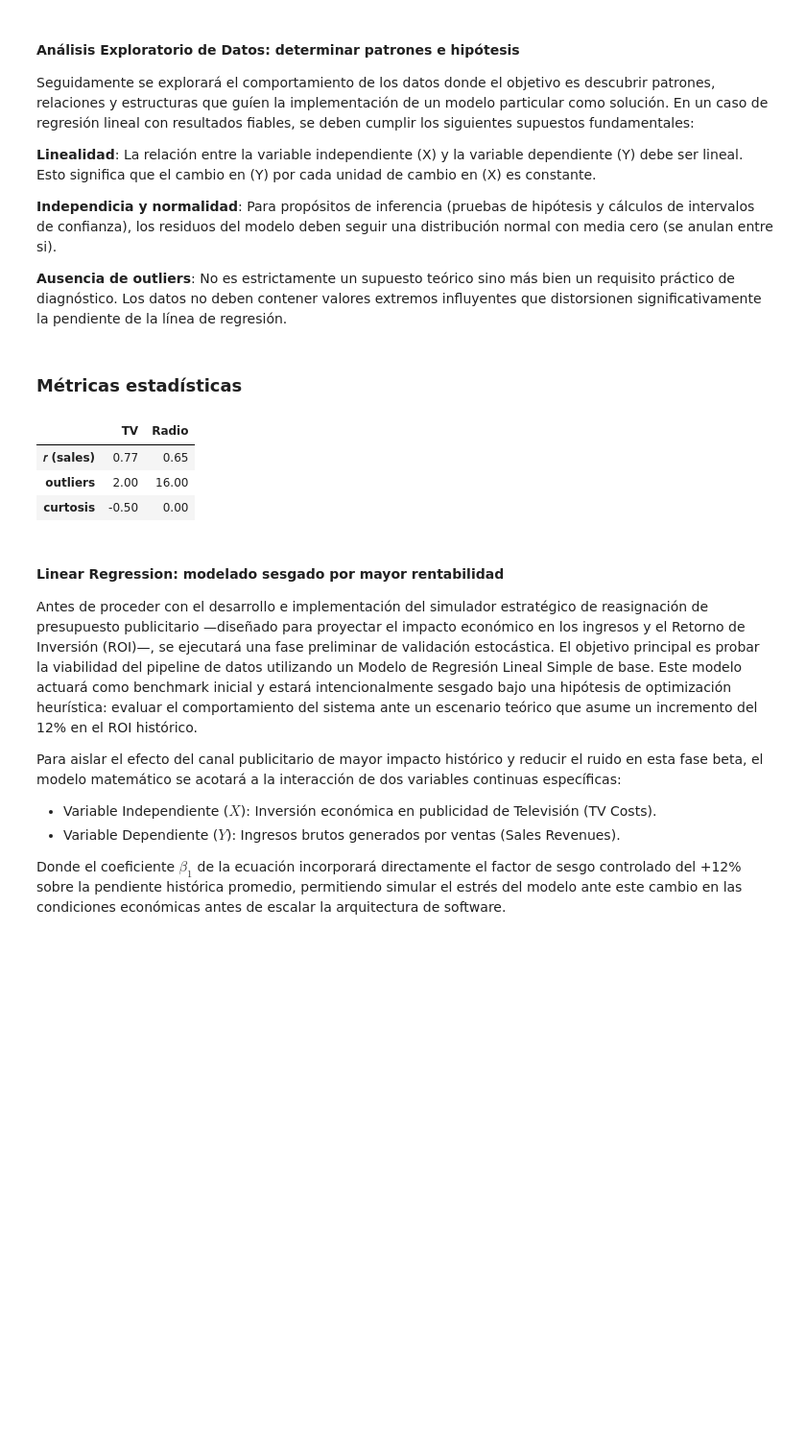
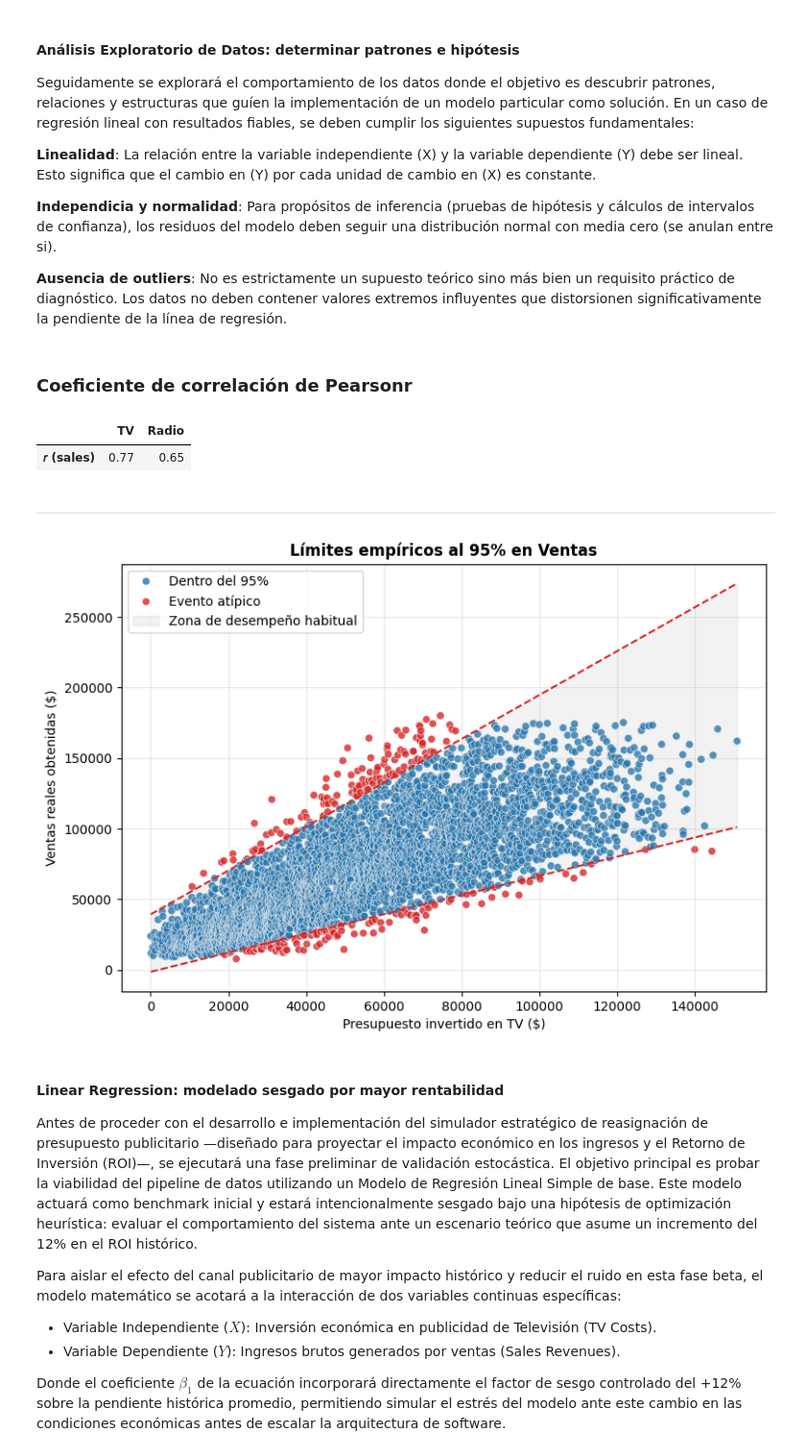
Before and after one commit to genagithub/proyecto-2, a Jupyter notebook: proyecto_2_mmm_product.ipynb, the cells around one changed output. Shown at 96% size. Cells and saved outputs as stored; diff of their text form; code cells hidden in the pictures; blank space fills up the shorter version.

```diff
--- a/proyecto_2_mmm_product.ipynb
+++ b/proyecto_2_mmm_product.ipynb
@@ -97,36 +98,52 @@ Seguidamente se explorará el comportamiento de los datos donde el objetivo es d
 **Independicia y normalidad**: Para propósitos de inferencia (pruebas de hipótesis y cálculos de intervalos de confianza), los residuos del modelo deben seguir una distribución normal con media cero (se anulan entre si).
 
 **Ausencia de outliers**: No es estrictamente un supuesto teórico sino más bien un requisito práctico de diagnóstico. Los datos no deben contener valores extremos influyentes que distorsionen significativamente la pendiente de la línea de regresión.
-# %%
-corr_tv, _ = pearsonr(df["tv"], df["sales"])
-corr_radio, _ = pearsonr(df["radio"], df["sales"])
-
-df_zscore = df.loc[:, ["tv","radio"]]
-
-df_zscore["tv_zscore"] = abs(zscore(df["tv"]))
-df_zscore["radio_zscore"] = abs(zscore(df["radio"]))
-
-outliers_tv = df_zscore.loc[df_zscore["tv_zscore"] > 3, "tv_zscore"].shape[0]
-outliers_radio = df_zscore.loc[df_zscore["radio_zscore"] > 3, "radio_zscore"].shape[0]
-
-curtosis_tv = kurtosis(df["tv"])
-curtosis_radio = kurtosis(df["radio"])
-
-data = {
-   "TV": [round(corr_tv,2), outliers_tv, round(curtosis_tv,1)],
-   "Radio": [round(corr_radio,2), outliers_radio, round(curtosis_radio,1)]
-}
-
-df_measures  = pd.DataFrame(data, index=["𝑟 (sales)", "outliers", "curtosis"])
-
-display(Markdown("### Métricas estadísticas"))
-display(df_measures)
-# %% [output]
-### Métricas estadísticas
-|  | TV | Radio |
-| 𝑟 (sales) | 0.77 | 0.65 |
-| outliers | 2.00 | 16.00 |
-| curtosis | -0.50 | 0.00 |
+# %%
+corr_tv, _ = pearsonr(df["tv"], df["sales"])
+corr_radio, _ = pearsonr(df["radio"], df["sales"])
+
+data = {
+   "TV": [round(corr_tv, 2)],
+   "Radio": [round(corr_radio, 2)]
+}
+
+df_measures  = pd.DataFrame(data, index=["𝑟 (sales)"])
+
+display(Markdown("### Coeficiente de correlación de Pearsonr"))
+display(df_measures)
+display(Markdown("-" * 80))
+
+x_data = df["tv"]
+y_data = df["sales"]
+df_temp = pd.DataFrame({"TV": x_data, "Sales": y_data}).sort_values(by="TV")
+
+low_quantile = smf.quantreg("Sales ~ TV", df_temp).fit(q=0.025, max_iter=5000, method="asdf")
+high_quantile = smf.quantreg("Sales ~ TV", df_temp).fit(q=0.975, max_iter=5000, method="asdf")
+
+df_temp["limit_inf"] = low_quantile.predict(df_temp)
+df_temp["limit_sup"] = high_quantile.predict(df_temp)
+
+out_values = (df_temp["Sales"] < df_temp["limit_inf"]) | (df_temp["Sales"] > df_temp["limit_sup"])
+df_temp["Status"] = "Dentro del 95%"
+df_temp.loc[out_values, "Status"] = "Evento atípico"
+
+plt.figure(figsize=(9, 6))
+sns.scatterplot( data=df_temp, x="TV", y="Sales", hue="Status", palette={"Dentro del 95%": "#1f77b4", "Evento atípico": "#d62728", }, alpha=0.8)
+plt.plot(df_temp["TV"], df_temp["limit_sup"],color="#d62728", linestyle="--")
+plt.plot(df_temp["TV"], df_temp["limit_inf"],color="#d62728", linestyle="--")
+plt.fill_between(df_temp["TV"], df_temp["limit_inf"], df_temp["limit_sup"], color="gray", alpha=0.1, label="Zona de desempeño habitual",)
+plt.title("Límites empíricos al 95% en Ventas", fontsize=12, fontweight="bold")
+plt.xlabel("Presupuesto invertido en TV ($)", fontsize=10)
+plt.ylabel("Ventas reales obtenidas ($)", fontsize=10)
+plt.legend(loc="upper left")
+plt.grid(True, alpha=0.3)
+plt.show()
+# %% [output]
+### Coeficiente de correlación de Pearsonr
+|  | TV | Radio |
+| 𝑟 (sales) | 0.77 | 0.65 |
+--------------------------------------------------------------------------------
+[figure, added]
 # %% [markdown]
 #### Linear Regression: modelado sesgado por mayor rentabilidad
 Antes de proceder con el desarrollo e implementación del simulador estratégico de reasignación de presupuesto publicitario —diseñado para proyectar el impacto económico en los ingresos y el Retorno de Inversión (ROI)—, se ejecutará una fase preliminar de validación estocástica. El objetivo principal es probar la viabilidad del pipeline de datos utilizando un Modelo de Regresión Lineal Simple de base. Este modelo actuará como benchmark inicial y estará intencionalmente sesgado bajo una hipótesis de optimización heurística: evaluar el comportamiento del sistema ante un escenario teórico que asume un incremento del 12% en el ROI histórico.
```
Also changed, not shown: parts of 2 cells of this notebook.
